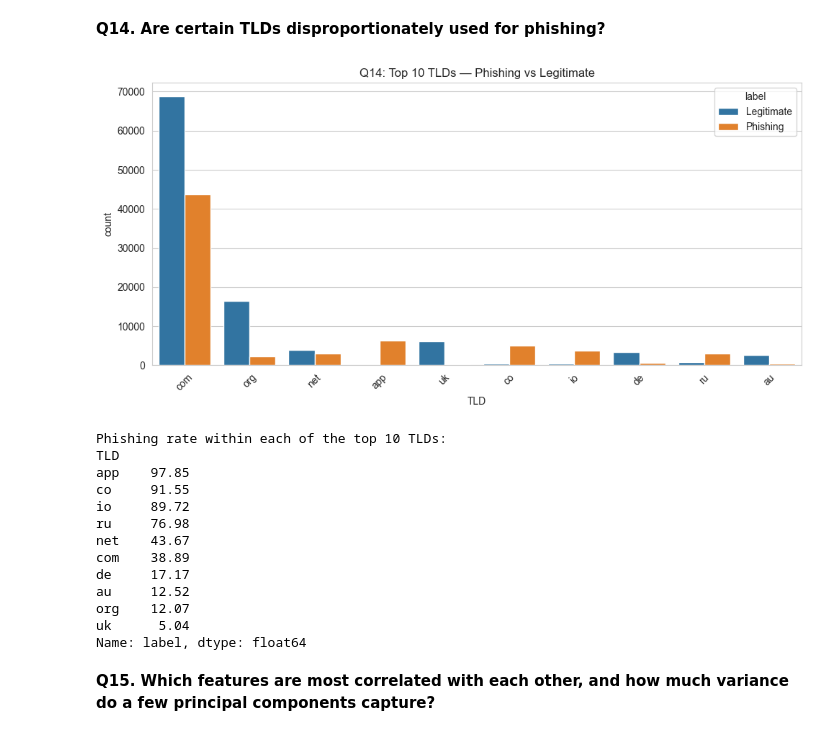
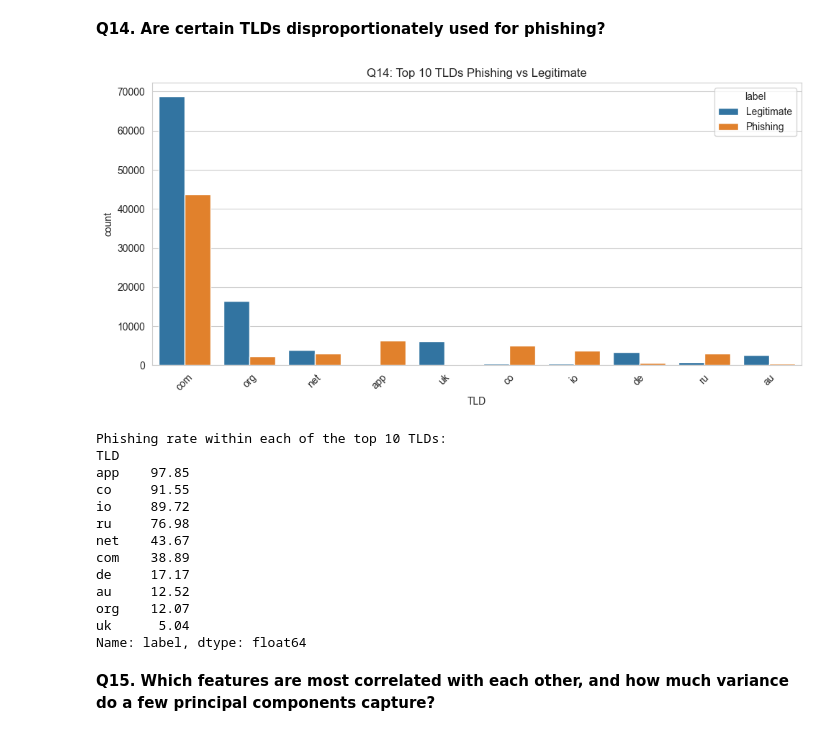
Before and after one commit to BroCoder007/Department_Of_Phisheries, a Jupyter notebook: Department_Of_Phisheries.ipynb, the cells around one changed output. Saved outputs shown, nothing was run; the diff lists cells and outputs as text; code cells hidden in the pictures.

```diff
--- a/Department_Of_Phisheries.ipynb
+++ b/Department_Of_Phisheries.ipynb
@@ -784,21 +784,21 @@ Median-threshold naive classification accuracy using URLSimilarityIndex alone: 9
 # %%
 top_tlds = df_model["TLD"].value_counts().head(10).index
 tld_subset = df_model[df_model["TLD"].isin(top_tlds)]
 
 plt.figure(figsize=(10, 5))
 sns.countplot(data=tld_subset, x="TLD",
               hue=tld_subset[target_col].map({1: "Legitimate", 0: "Phishing"}),
               order=top_tlds)
-plt.title("Q14: Top 10 TLDs ΓÇö Phishing vs Legitimate")
+plt.title("Q14: Top 10 TLDs Phishing vs Legitimate")
 plt.xticks(rotation=45)
 plt.tight_layout()
 plt.show()
 
 q14_phish_rate_by_tld = (1 - df_model.groupby("TLD")[target_col].mean()).loc[top_tlds].sort_values(ascending=False)
 print("Phishing rate within each of the top 10 TLDs:")
 print((q14_phish_rate_by_tld * 100).round(2))
 # %% [output]
-[figure, old version]
+[figure, new version]
 Phishing rate within each of the top 10 TLDs:
 TLD
 app    97.85
```
Also changed, not shown: parts of 12 cells of this notebook.
